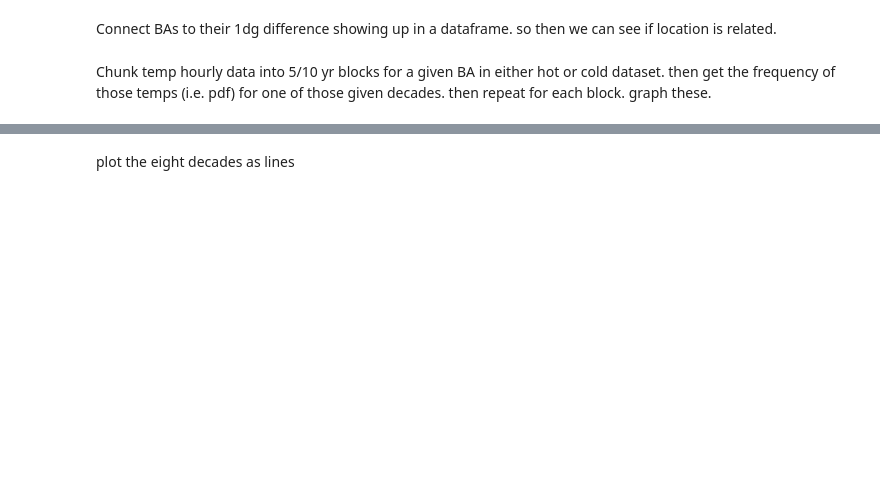
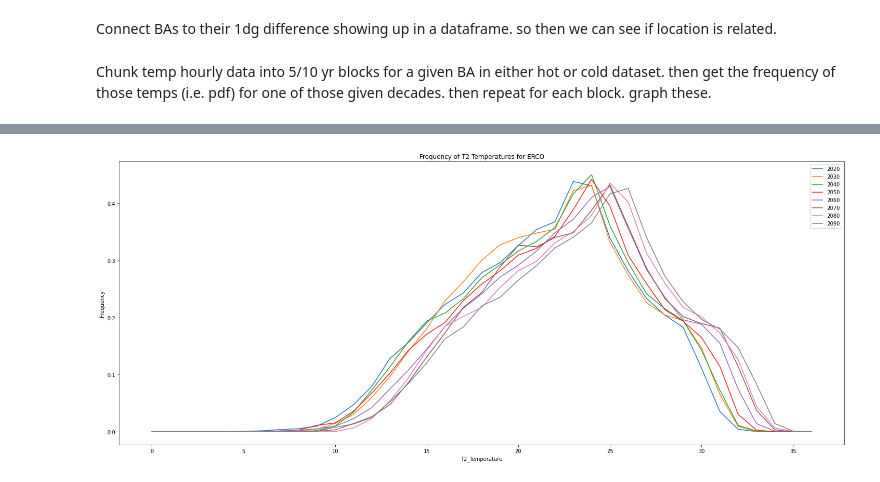
Before and after one commit to IMMM-SFA/misha_code, a Jupyter notebook: historical_means.ipynb, the cells around one changed output, grey strips where cells are left out. Cells and saved outputs as stored; diff of their text form; code cells hidden in the pictures; blank space fills up the shorter version.

```diff
--- a/historical_means.ipynb
+++ b/historical_means.ipynb
@@ -214,17 +256,36 @@ plt.ylabel('Frequency')
 # %%
 def BA_decade_plot(input_BA, files_path): # input input_BA as a string e.g. 'AEC'
                                           # input files_path as raw string e.g. r'C:\projects\CONUS_TGW_WRF_SSP585_HOT\CONUS_TGW_WRF_SSP585_HOT'
-
     # create list of decades to loop through
     decades = [2020, 2030, 2040, 2050, 2060, 2070, 2080, 2090]
 
-    # loop through decades, creating a data_chunk of each for the input_BA
+    plt.figure(figsize=(25, 10))
+
+    # loop through decades, creating a data_chunk of each decade for the input_BA
     for decade in decades:
         data_decade = data_chunk(decade, files_path, input_BA)
-        plt.hist(data_decade)
+
+        # sum the data per bin
+        data_decade_sum = data_decade.sum(axis = 1)
+
+        # plot the sum on line graph
+        plt.plot(data_decade_sum, label = str(decade))
+
+    # add information to plot
+    plt.legend(loc = "upper right")
+    plt.xlabel('T2_Temperature')
+    plt.title('Frequency of T2 Temperatures for ' + input_BA)
+    plt.ylabel('Frequency')
+
+    # need to fix ticks of bins
+    # change frequency to percents? make more readable?
+    # intuitive colors, red/blue but ensure differentiation
+    # add units to xlabel
 
     return
 # %%
-BA_decade_plot('AEC', r'C:\projects\CONUS_TGW_WRF_SSP585_HOT\CONUS_TGW_WRF_SSP585_HOT')
+BA_decade_plot('ERCO', r'C:\projects\CONUS_TGW_WRF_SSP585_HOT\CONUS_TGW_WRF_SSP585_HOT')
+# %% [output]
+[figure, added]
 # %%
 def BA_hist_plot(input_BA, files_path):
@@ -231,2 +327,0 @@ def BA_hist_plot(input_BA, files_path):
-# %% [markdown]
-plot the eight decades as lines
```
Also changed, not shown: parts of 8 cells of this notebook.
